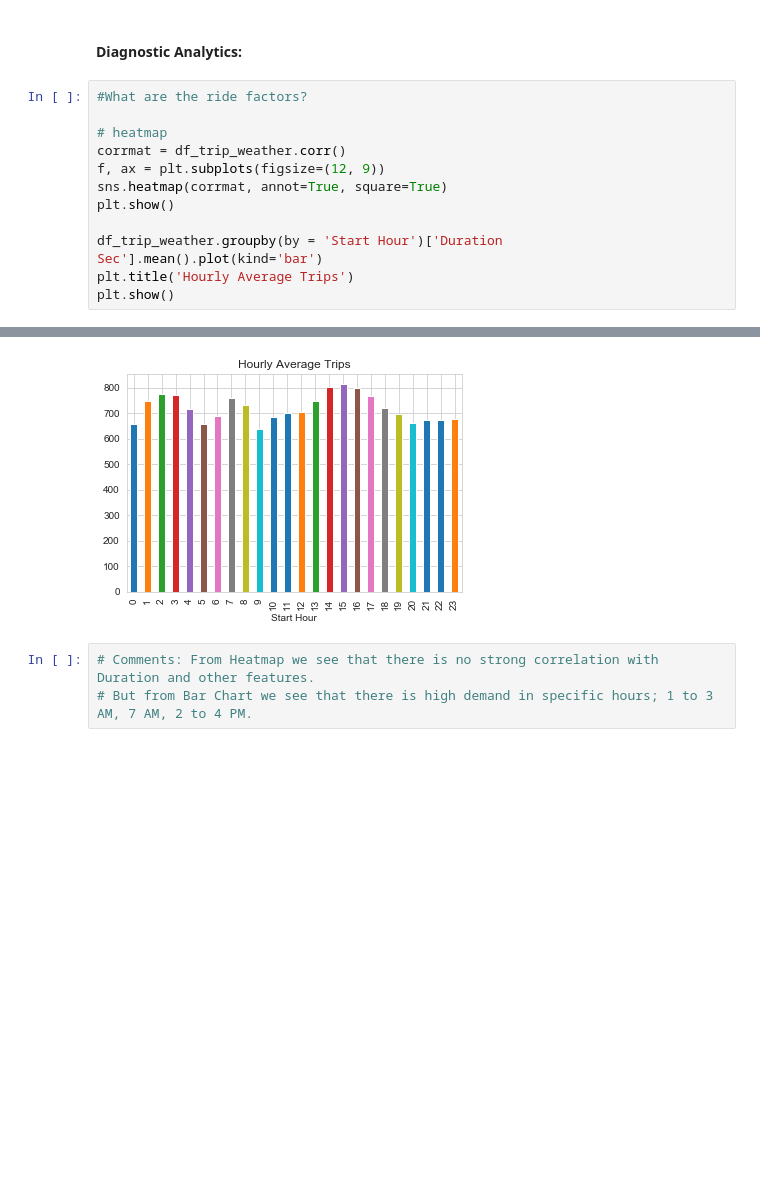
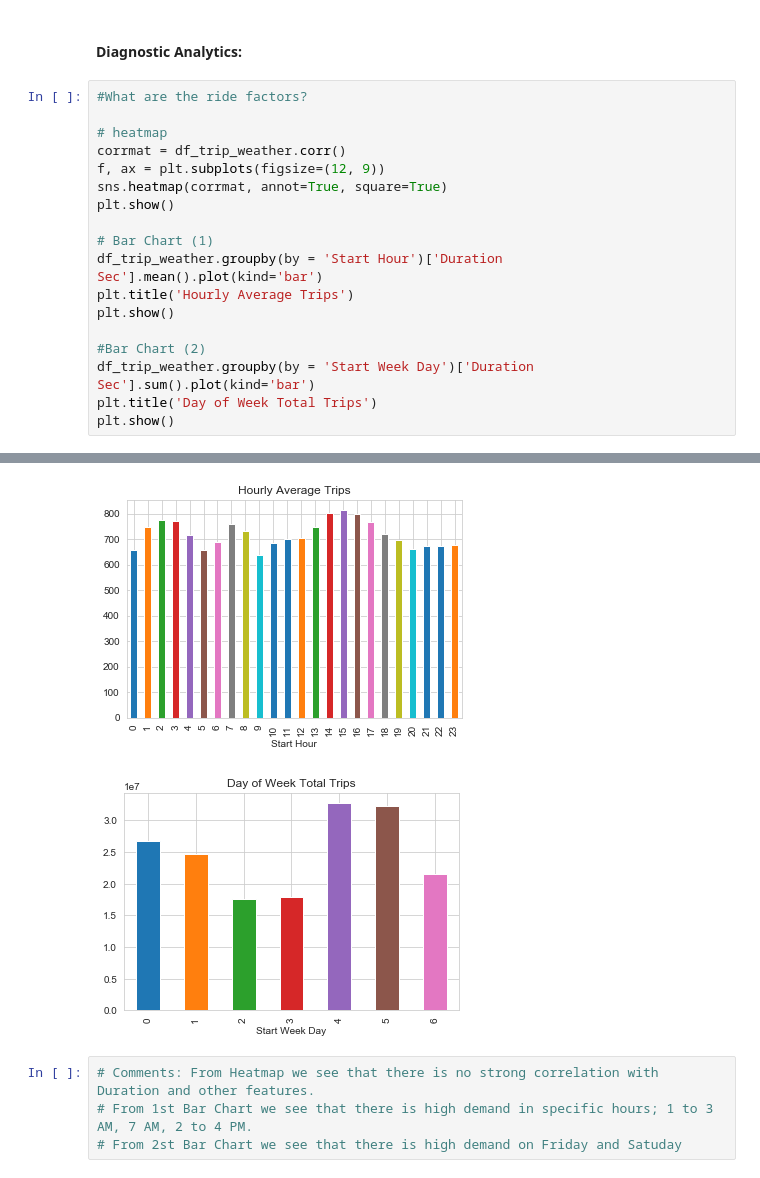
Before and after one commit to bmshahrier/bixi-monteal, a Jupyter notebook: bixi-montreal-eda.ipynb, the cells around one changed output, grey strips where cells are left out. Saved outputs shown, nothing was run; the diff lists cells and outputs as text; blank space fills up the shorter version.

```diff
--- a/bixi-montreal-eda.ipynb
+++ b/bixi-montreal-eda.ipynb
@@ -251,18 +251,26 @@ plt.show()
 # %%
 #What are the ride factors?
 
 # heatmap
 corrmat = df_trip_weather.corr()
 f, ax = plt.subplots(figsize=(12, 9))
 sns.heatmap(corrmat, annot=True, square=True)
 plt.show()
 
+# Bar Chart (1)
 df_trip_weather.groupby(by = 'Start Hour')['Duration Sec'].mean().plot(kind='bar')
 plt.title('Hourly Average Trips')
 plt.show()
+
+#Bar Chart (2)
+df_trip_weather.groupby(by = 'Start Week Day')['Duration Sec'].sum().plot(kind='bar')
+plt.title('Day of Week Total Trips')
+plt.show()
 # %% [output]
 [figure]
 [figure]
+[figure, added]
 # %%
 # Comments: From Heatmap we see that there is no strong correlation with Duration and other features.
-# But from Bar Chart we see that there is high demand in specific hours; 1 to 3 AM, 7 AM, 2 to 4 PM.
+# From 1st Bar Chart we see that there is high demand in specific hours; 1 to 3 AM, 7 AM, 2 to 4 PM.
+# From 2st Bar Chart we see that there is high demand on Friday and Satuday
```
